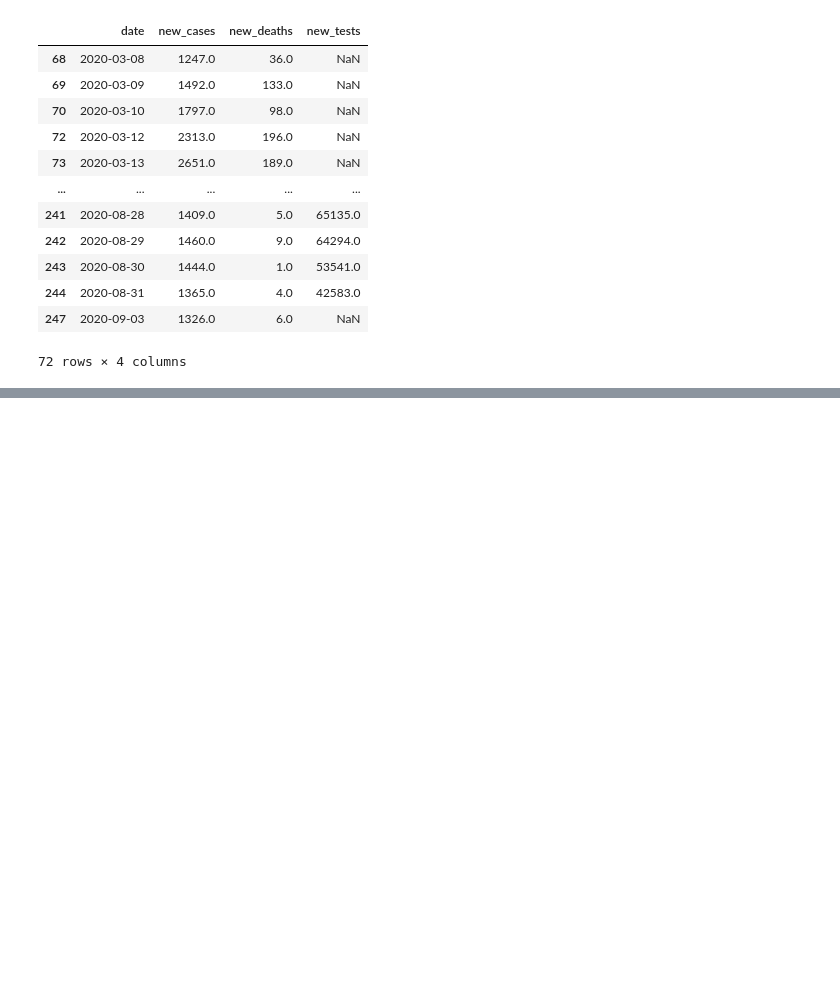
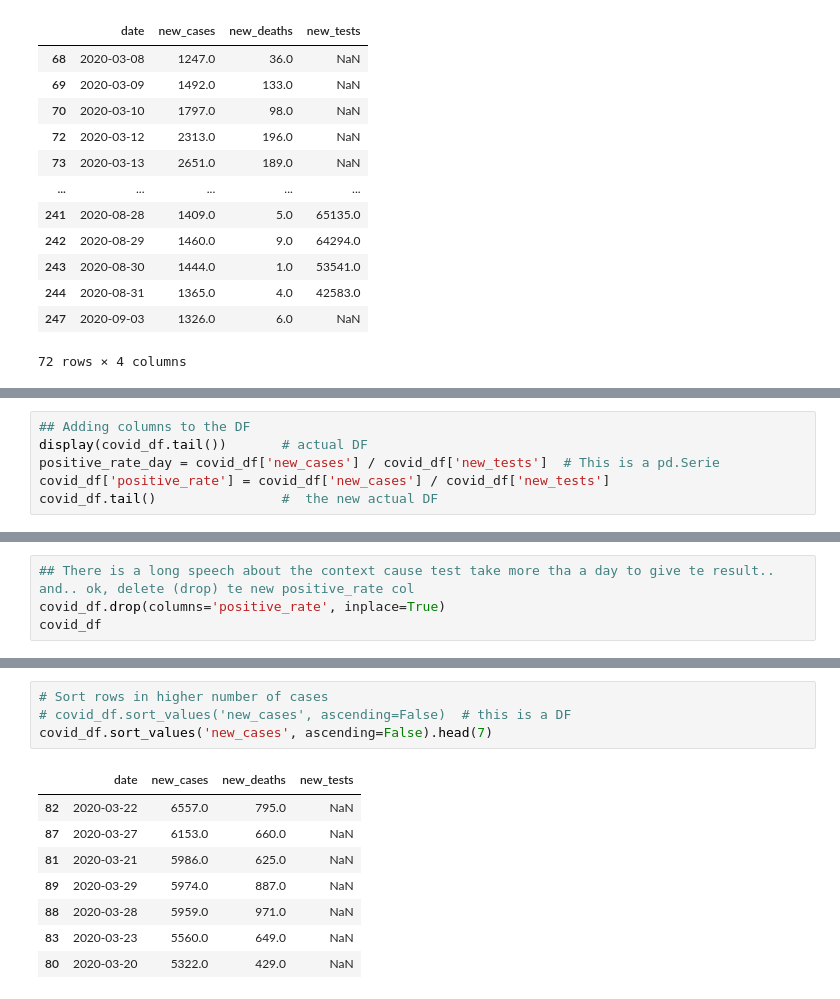
Before and after one commit to jmonti-gh/DataAnalysis_Py, a Jupyter notebook: zerto2pd_jovian/python-pandas-DA_jm.ipynb, the cells around one changed output, grey strips where cells are left out. Cells and saved outputs as stored; diff of their text form; blank space fills up the shorter version.

```diff
--- a/zerto2pd_jovian/python-pandas-DA_jm.ipynb
+++ b/zerto2pd_jovian/python-pandas-DA_jm.ipynb
@@ -220,0 +241,6 @@ covid_df[covid_df.new_cases > 1000]
+# %%
+## Adding columns to the DF
+display(covid_df.tail())       # actual DF
+positive_rate_day = covid_df['new_cases'] / covid_df['new_tests']  # This is a pd.Serie
+covid_df['positive_rate'] = covid_df['new_cases'] / covid_df['new_tests']
+covid_df.tail()                #  the new actual DF
@@ -220,0 +260,4 @@ covid_df[covid_df.new_cases > 1000]
+# %%
+## There is a long speech about the context cause test take more tha a day to give te result.. and.. ok, delete (drop) te new positive_rate col
+covid_df.drop(columns='positive_rate', inplace=True)
+covid_df
@@ -220,0 +278,13 @@ covid_df[covid_df.new_cases > 1000]
+# %%
+# Sort rows in higher number of cases
+# covid_df.sort_values('new_cases', ascending=False)  # this is a DF
+covid_df.sort_values('new_cases', ascending=False).head(7)
+# %% [output]
+|  | date | new_cases | new_deaths | new_tests |
+| 82 | 2020-03-22 | 6557.0 | 795.0 | NaN |
+| 87 | 2020-03-27 | 6153.0 | 660.0 | NaN |
+| 81 | 2020-03-21 | 5986.0 | 625.0 | NaN |
+| 89 | 2020-03-29 | 5974.0 | 887.0 | NaN |
+| 88 | 2020-03-28 | 5959.0 | 971.0 | NaN |
+| 83 | 2020-03-23 | 5560.0 | 649.0 | NaN |
+| 80 | 2020-03-20 | 5322.0 | 429.0 | NaN |
```
Also changed, not shown: parts of 21 cells of this notebook, 2 other files.
